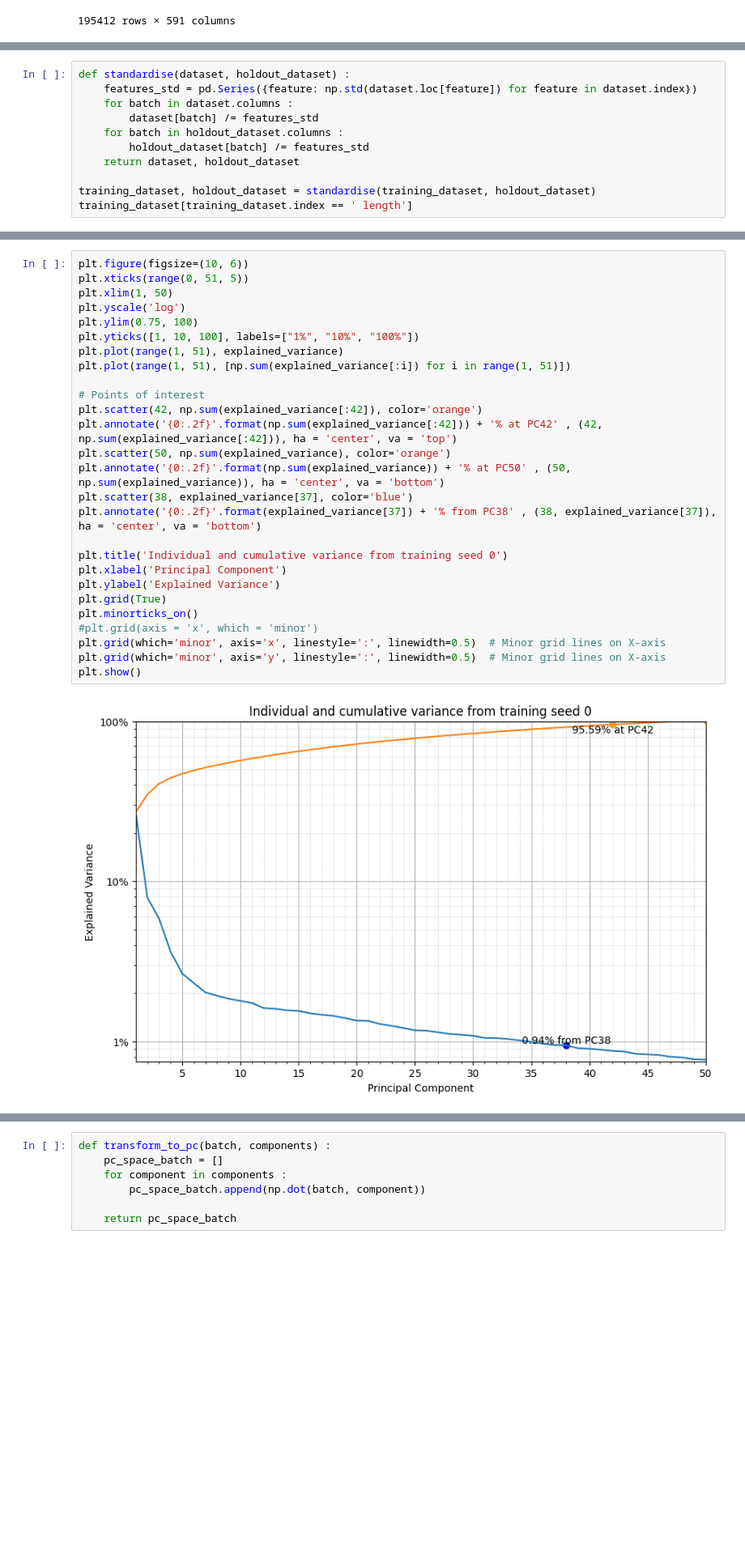
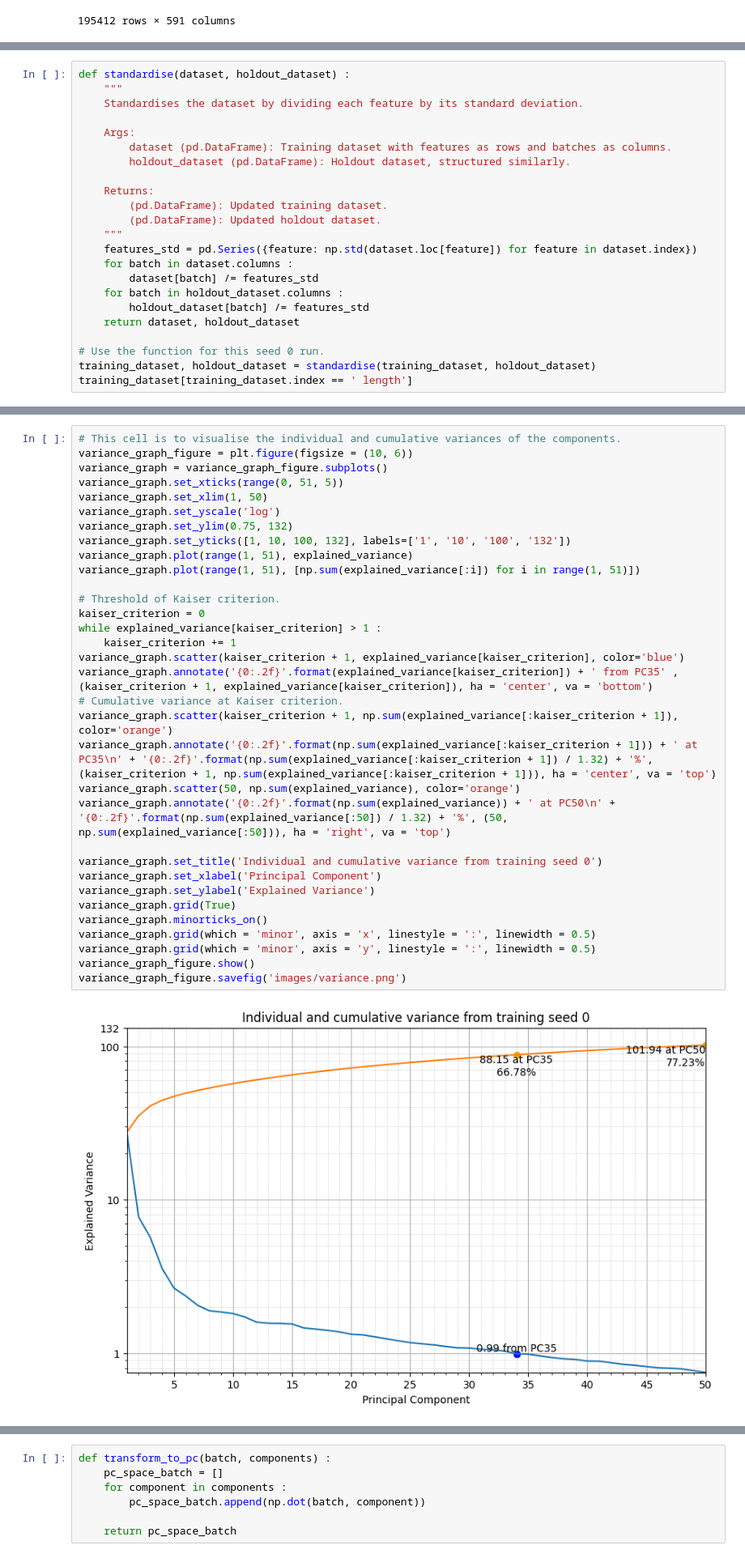
Before and after one commit to homeworkace/slop-radar, a Jupyter notebook: MLNN.ipynb, the cells around one changed output, grey strips where cells are left out. Shown at 81% size. Saved outputs shown, nothing was run; the diff lists cells and outputs as text; blank space fills up the shorter version.

```diff
--- a/MLNN.ipynb
+++ b/MLNN.ipynb
@@ -412,5 +473,16 @@ training_dataset[training_dataset.index == ' length']
 # %%
 def standardise(dataset, holdout_dataset) :
+    """
+    Standardises the dataset by dividing each feature by its standard deviation.
+
+    Args:
+        dataset (pd.DataFrame): Training dataset with features as rows and batches as columns.
+        holdout_dataset (pd.DataFrame): Holdout dataset, structured similarly.
+
+    Returns:
+        (pd.DataFrame): Updated training dataset.
+        (pd.DataFrame): Updated holdout dataset.
+    """
     features_std = pd.Series({feature: np.std(dataset.loc[feature]) for feature in dataset.index})
     for batch in dataset.columns :
         dataset[batch] /= features_std
@@ -418,6 +490,7 @@ def standardise(dataset, holdout_dataset) :
         holdout_dataset[batch] /= features_std
     return dataset, holdout_dataset
 
+# Use the function for this seed 0 run.
 training_dataset, holdout_dataset = standardise(training_dataset, holdout_dataset)
 training_dataset[training_dataset.index == ' length']
 # %% [output]
@@ -530,30 +611,36 @@ Computing PC6...
 ... (88 outputs left out)
 # %%
-plt.figure(figsize=(10, 6))
-plt.xticks(range(0, 51, 5))
-plt.xlim(1, 50)
-plt.yscale('log')
-plt.ylim(0.75, 100)
-plt.yticks([1, 10, 100], labels=["1%", "10%", "100%"])
-plt.plot(range(1, 51), explained_variance)
-plt.plot(range(1, 51), [np.sum(explained_variance[:i]) for i in range(1, 51)])
+# This cell is to visualise the individual and cumulative variances of the components.
+variance_graph_figure = plt.figure(figsize = (10, 6))
+variance_graph = variance_graph_figure.subplots()
+variance_graph.set_xticks(range(0, 51, 5))
+variance_graph.set_xlim(1, 50)
+variance_graph.set_yscale('log')
+variance_graph.set_ylim(0.75, 132)
+variance_graph.set_yticks([1, 10, 100, 132], labels=['1', '10', '100', '132'])
+variance_graph.plot(range(1, 51), explained_variance)
+variance_graph.plot(range(1, 51), [np.sum(explained_variance[:i]) for i in range(1, 51)])
 
-# Points of interest
-plt.scatter(42, np.sum(explained_variance[:42]), color='orange')
-plt.annotate('{0:.2f}'.format(np.sum(explained_variance[:42])) + '% at PC42' , (42, np.sum(explained_variance[:42])), ha = 'center', va = 'top')
-plt.scatter(50, np.sum(explained_variance), color='orange')
-plt.annotate('{0:.2f}'.format(np.sum(explained_variance)) + '% at PC50' , (50, np.sum(explained_variance)), ha = 'center', va = 'bottom')
-plt.scatter(38, explained_variance[37], color='blue')
-plt.annotate('{0:.2f}'.format(explained_variance[37]) + '% from PC38' , (38, explained_variance[37]), ha = 'center', va = 'bottom')
+# Threshold of Kaiser criterion.
+kaiser_criterion = 0
+while explained_variance[kaiser_criterion] > 1 :
+    kaiser_criterion += 1
+variance_graph.scatter(kaiser_criterion + 1, explained_variance[kaiser_criterion], color='blue')
+variance_graph.annotate('{0:.2f}'.format(explained_variance[kaiser_criterion]) + ' from PC35' , (kaiser_criterion + 1, explained_variance[kaiser_criterion]), ha = 'center', va = 'bottom')
+# Cumulative variance at Kaiser criterion.
+variance_graph.scatter(kaiser_criterion + 1, np.sum(explained_variance[:kaiser_criterion + 1]), color='orange')
+variance_graph.annotate('{0:.2f}'.format(np.sum(explained_variance[:kaiser_criterion + 1])) + ' at PC35\n' + '{0:.2f}'.format(np.sum(explained_variance[:kaiser_criterion + 1]) / 1.32) + '%', (kaiser_criterion + 1, np.sum(explained_variance[:kaiser_criterion + 1])), ha = 'center', va = 'top')
+variance_graph.scatter(50, np.sum(explained_variance), color='orange')
+variance_graph.annotate('{0:.2f}'.format(np.sum(explained_variance)) + ' at PC50\n' + '{0:.2f}'.format(np.sum(explained_variance[:50]) / 1.32) + '%', (50, np.sum(explained_variance[:50])), ha = 'right', va = 'top')
 
-plt.title('Individual and cumulative variance from training seed 0')
-plt.xlabel('Principal Component')
-plt.ylabel('Explained Variance')
-plt.grid(True)
-plt.minorticks_on()
-#plt.grid(axis = 'x', which = 'minor')
-plt.grid(which='minor', axis='x', linestyle=':', linewidth=0.5)  # Minor grid lines on X-axis
-plt.grid(which='minor', axis='y', linestyle=':', linewidth=0.5)  # Minor grid lines on X-axis
-plt.show()
+variance_graph.set_title('Individual and cumulative variance from training seed 0')
+variance_graph.set_xlabel('Principal Component')
+variance_graph.set_ylabel('Explained Variance')
+variance_graph.grid(True)
+variance_graph.minorticks_on()
+variance_graph.grid(which = 'minor', axis = 'x', linestyle = ':', linewidth = 0.5)
+variance_graph.grid(which = 'minor', axis = 'y', linestyle = ':', linewidth = 0.5)
+variance_graph_figure.show()
+variance_graph_figure.savefig('images/variance.png')
 # %% [output]
-[figure, old version]
+[figure, new version]
```
Also changed, not shown: parts of 52 cells of this notebook, 6 other files.
